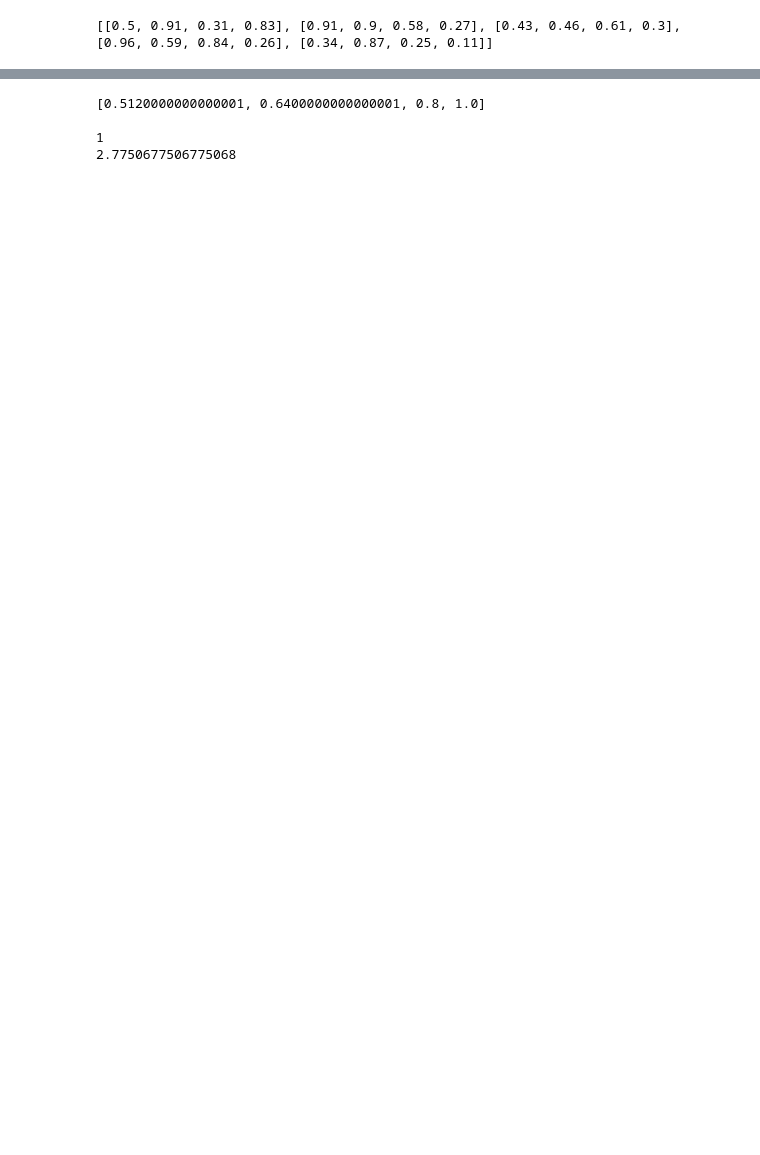
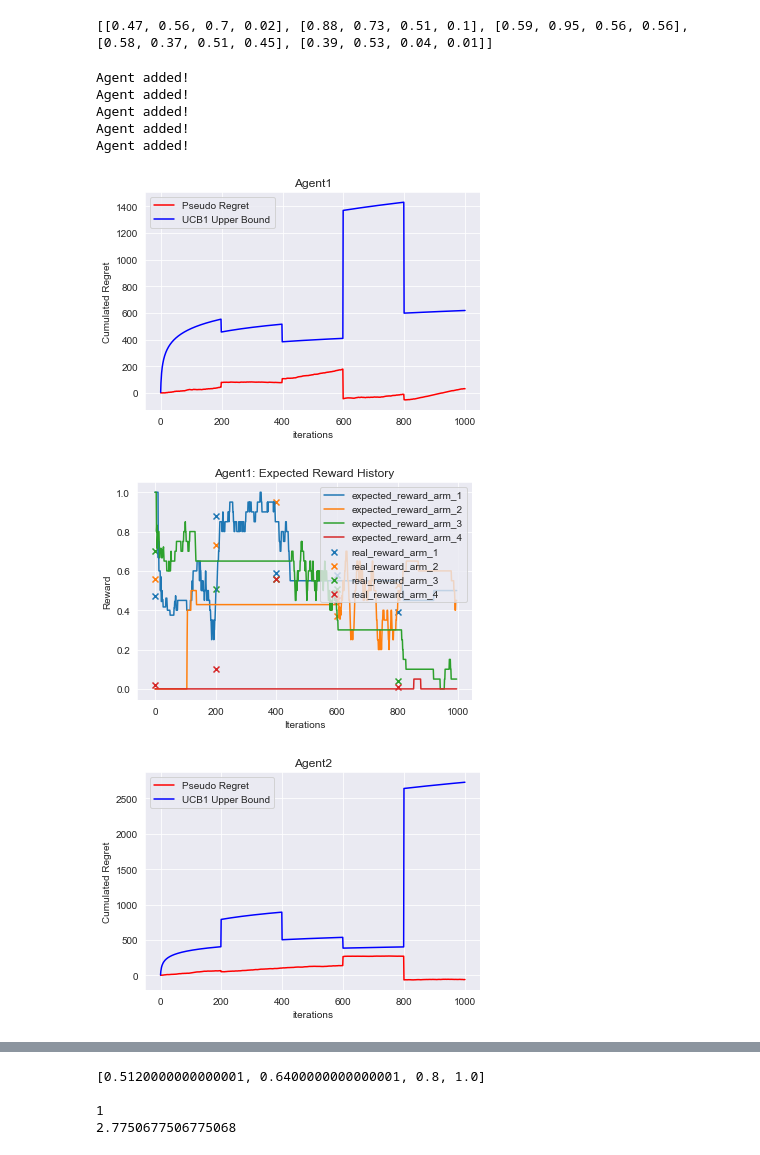
Before and after one commit to AnnaMartignano/multi-agent-MAB, a Jupyter notebook: Multi-Agent-UCB-Non-Stationary.ipynb, the cells around one changed output, grey strips where cells are left out. Saved outputs shown, nothing was run; the diff lists cells and outputs as text; code cells hidden in the pictures; blank space fills up the shorter version.

```diff
--- a/Multi-Agent-UCB-Non-Stationary.ipynb
+++ b/Multi-Agent-UCB-Non-Stationary.ipynb
@@ -17,6 +17,12 @@ sns.set_style('darkgrid')
 np.random.seed(4)
 # %%
 # Create static reward history
+
+N_ARMS = 4
+N_ROUNDS = 5
+N_AGENTS = 5
+
+rewardDistr = {}
 
 def createreward(n,e):
     rewardHistory = []
@@ -27,13 +33,12 @@ def createreward(n,e):
         rewardHistory.append(reward)
     return rewardHistory
 
-ra1 = createreward(4,5)
-ra2 = createreward(4,5)
-ra3 = createreward(4,5)
-ra4 = createreward(4,5)
-ra5 = createreward(4,5)
+for i in range(N_AGENTS):
+    rewardDistr['Agent' + str(i+1)] = createreward(N_ARMS,N_ROUNDS)
+
+print(rewardDistr['Agent1'])
 # %% [output]
-[[0.5, 0.91, 0.31, 0.83], [0.91, 0.9, 0.58, 0.27], [0.43, 0.46, 0.61, 0.3], [0.96, 0.59, 0.84, 0.26], [0.34, 0.87, 0.25, 0.11]]
+[[0.47, 0.56, 0.7, 0.02], [0.88, 0.73, 0.51, 0.1], [0.59, 0.95, 0.56, 0.56], [0.58, 0.37, 0.51, 0.45], [0.39, 0.53, 0.04, 0.01]]
 # %%
 class Agent:
     def __init__(self, name, T, distribution, rewdis, time_variation):
@@ -174,0 +280,21 @@ class Agent:
+# %%
+N_ITER = 1000
+N_PERIOD = 200
+DISTR = 'Binomial'
+VARIATION = 'step'
+
+multi = MultiAgentUCB(N_ITER,N_PERIOD,N_ARMS)
+
+for agentname, rewardistr in rewardDistr.items():
+    exec(str(multi.add_agent(Agent(agentname, N_ITER, DISTR, rewardistr, VARIATION))))
+
+multi.start()
+# %% [output]
+Agent added!
+Agent added!
+Agent added!
+Agent added!
+Agent added!
+[figure, added]
+[figure, added]
+[figure, added]
```
Also changed, not shown: parts of 5 cells of this notebook, 1 other file.
